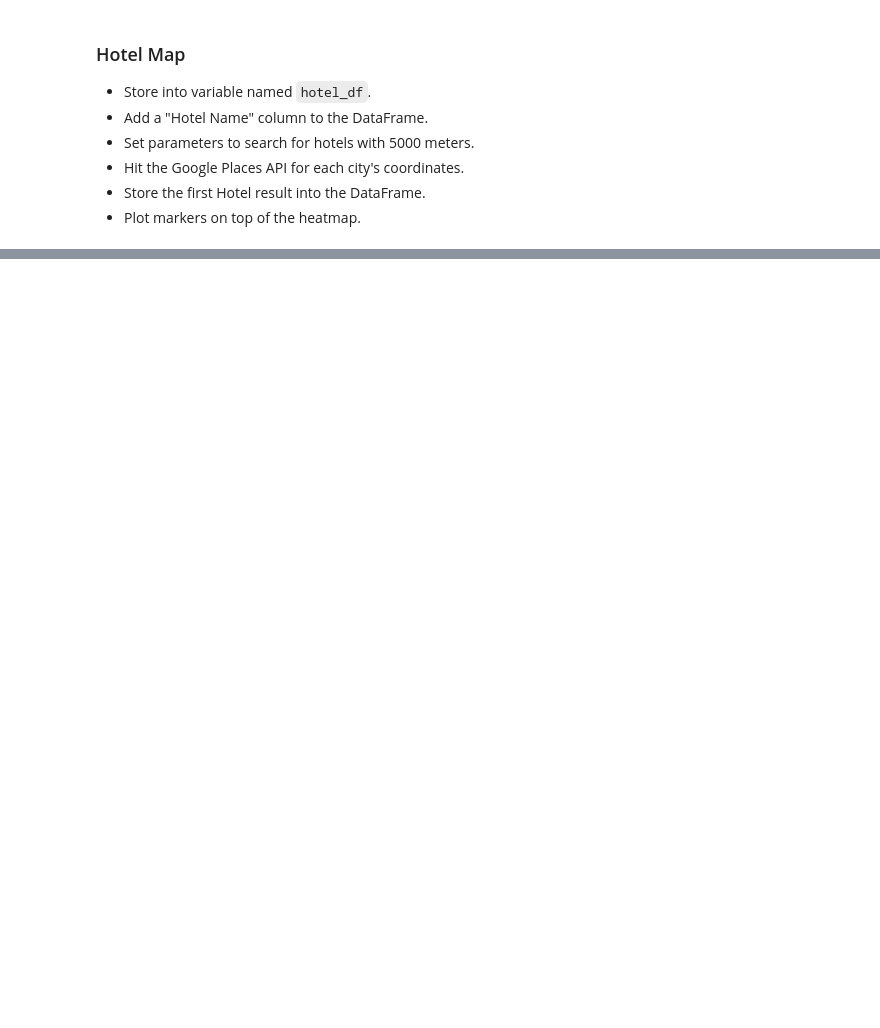
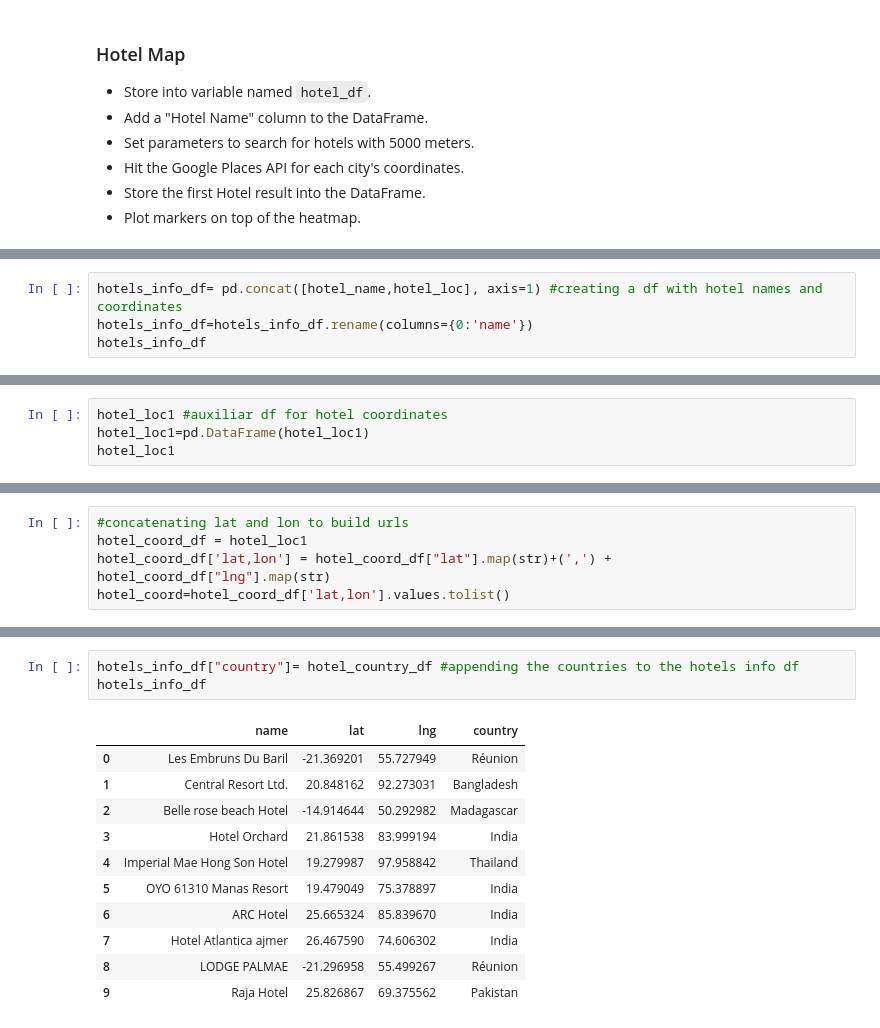
Before and after one commit to osie78/python-api-challenge, a Jupyter notebook: VacationPy/VacationPy.ipynb, the cells around one changed output, grey strips where cells are left out. Saved outputs shown, nothing was run; the diff lists cells and outputs as text; blank space fills up the shorter version.

```diff
--- a/VacationPy/VacationPy.ipynb
+++ b/VacationPy/VacationPy.ipynb
@@ -108,0 +198,4 @@ fig2
+# %%
+hotels_info_df= pd.concat([hotel_name,hotel_loc], axis=1) #creating a df with hotel names and coordinates
+hotels_info_df=hotels_info_df.rename(columns={0:'name'})
+hotels_info_df
@@ -165,0 +220,4 @@ IndexError: list index out of range
+# %%
+hotel_loc1 #auxiliar df for hotel coordinates
+hotel_loc1=pd.DataFrame(hotel_loc1)
+hotel_loc1
@@ -165,0 +236,5 @@ IndexError: list index out of range
+# %%
+#concatenating lat and lon to build urls
+hotel_coord_df = hotel_loc1
+hotel_coord_df['lat,lon'] = hotel_coord_df["lat"].map(str)+(',') + hotel_coord_df["lng"].map(str)
+hotel_coord=hotel_coord_df['lat,lon'].values.tolist()
@@ -165,0 +255,15 @@ IndexError: list index out of range
+# %%
+hotels_info_df["country"]= hotel_country_df #appending the countries to the hotels info df
+hotels_info_df
+# %% [output]
+|  | name | lat | lng | country |
+| 0 | Les Embruns Du Baril | -21.369201 | 55.727949 | Réunion |
+| 1 | Central Resort Ltd. | 20.848162 | 92.273031 | Bangladesh |
+| 2 | Belle rose beach Hotel | -14.914644 | 50.292982 | Madagascar |
+| 3 | Hotel Orchard | 21.861538 | 83.999194 | India |
+| 4 | Imperial Mae Hong Son Hotel | 19.279987 | 97.958842 | Thailand |
+| 5 | OYO 61310 Manas Resort | 19.479049 | 75.378897 | India |
+| 6 | ARC Hotel | 25.665324 | 85.839670 | India |
+| 7 | Hotel Atlantica ajmer | 26.467590 | 74.606302 | India |
+| 8 | LODGE PALMAE | -21.296958 | 55.499267 | Réunion |
+| 9 | Raja Hotel | 25.826867 | 69.375562 | Pakistan |
```
Also changed, not shown: parts of 28 cells of this notebook, 15 other files.
